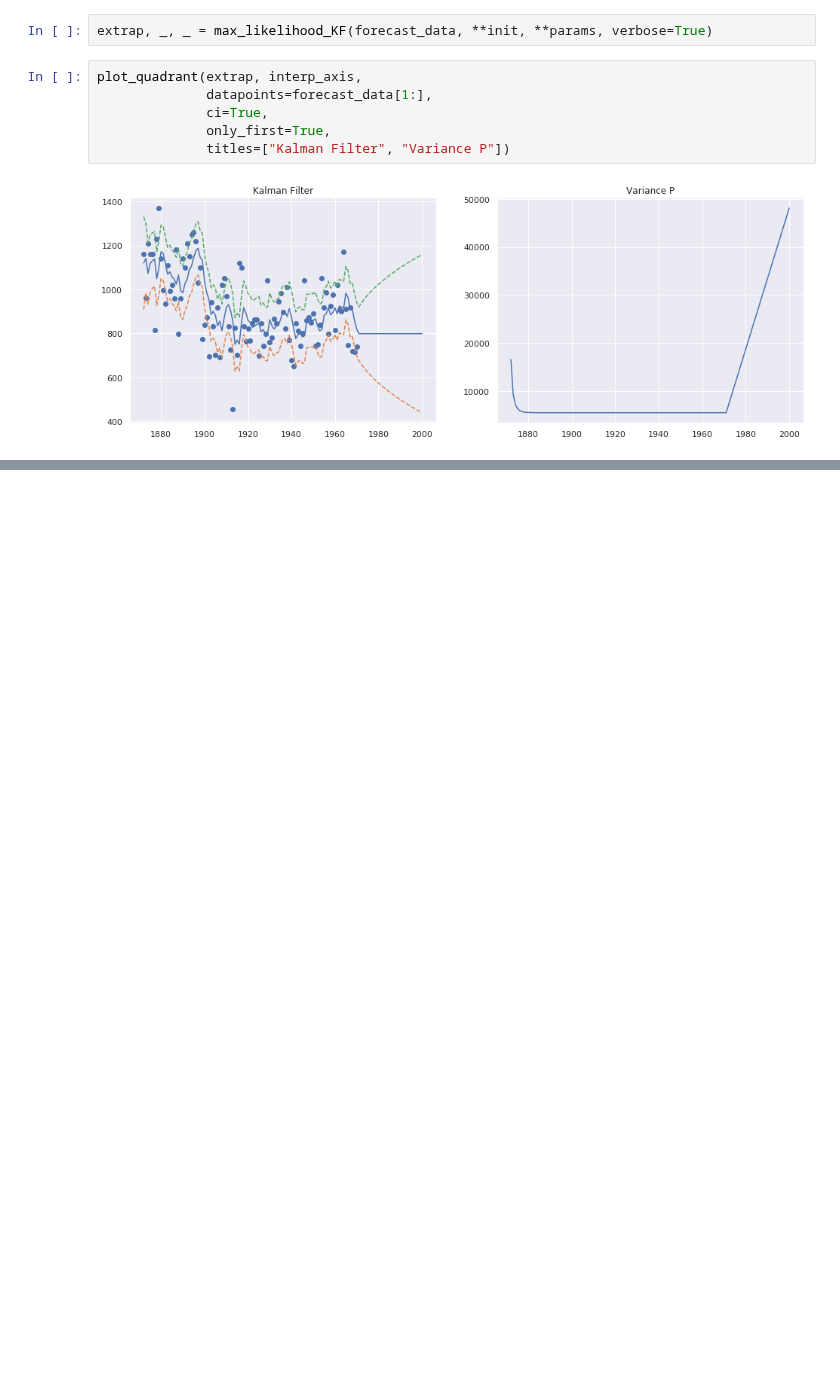
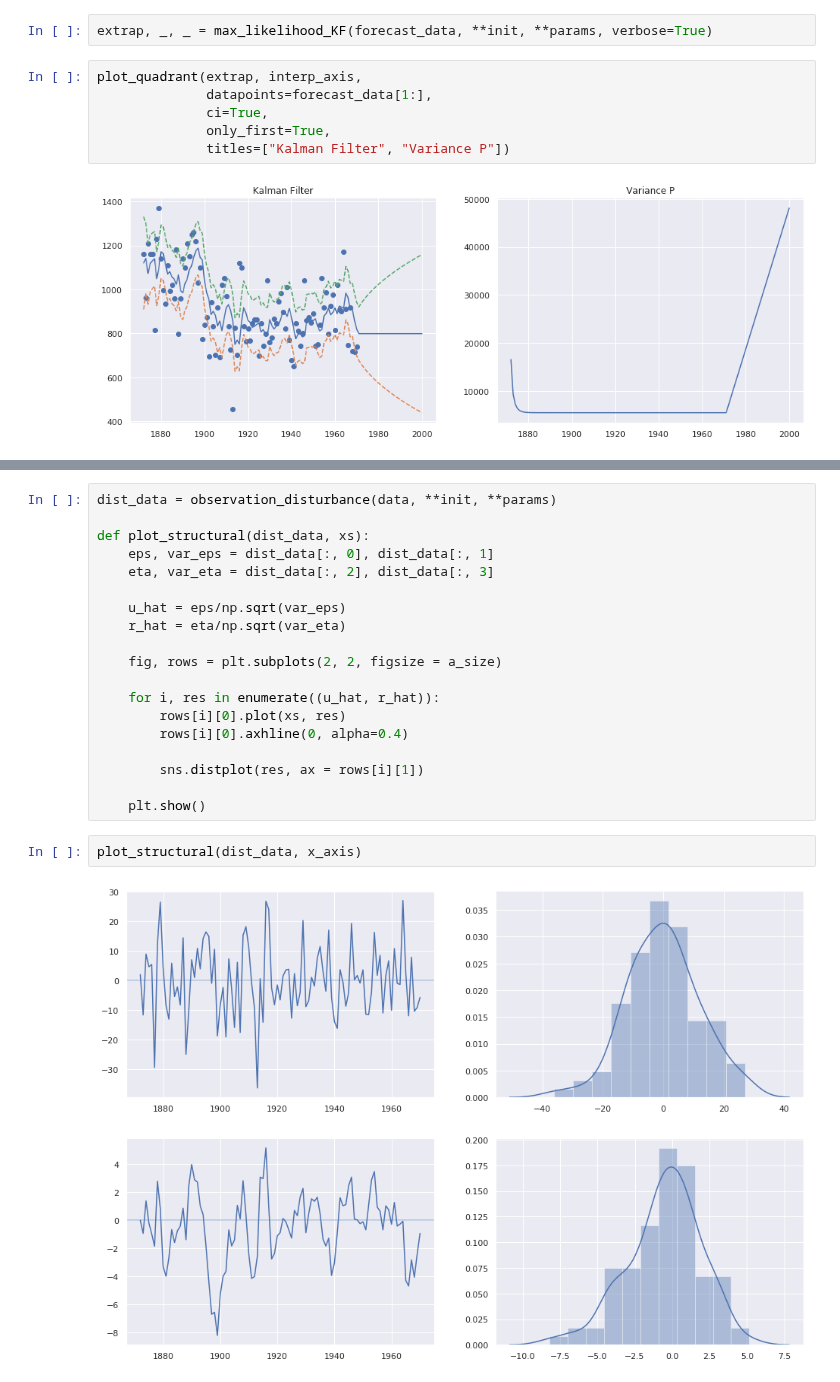
Before and after one commit to NoFishLikeIan/tinbergen, a Jupyter notebook: homework/adv_econometrics_three/local_level.ipynb, the cells around one changed output, grey strips where cells are left out. Saved outputs shown, nothing was run; the diff lists cells and outputs as text; blank space fills up the shorter version.

```diff
--- a/homework/adv_econometrics_three/local_level.ipynb
+++ b/homework/adv_econometrics_three/local_level.ipynb
@@ -298,0 +359,23 @@ plot_quadrant(extrap, interp_axis,
+# %%
+dist_data = observation_disturbance(data, **init, **params)
+
+def plot_structural(dist_data, xs):
+    eps, var_eps = dist_data[:, 0], dist_data[:, 1]
+    eta, var_eta = dist_data[:, 2], dist_data[:, 3]
+
+    u_hat = eps/np.sqrt(var_eps)
+    r_hat = eta/np.sqrt(var_eta)
+
+    fig, rows = plt.subplots(2, 2, figsize = a_size)
+
+    for i, res in enumerate((u_hat, r_hat)):
+        rows[i][0].plot(xs, res)
+        rows[i][0].axhline(0, alpha=0.4)
+
+        sns.distplot(res, ax = rows[i][1])
+
+    plt.show()
+# %%
+plot_structural(dist_data, x_axis)
+# %% [output]
+[figure, added]
```
Also changed, not shown: parts of 9 cells of this notebook.
